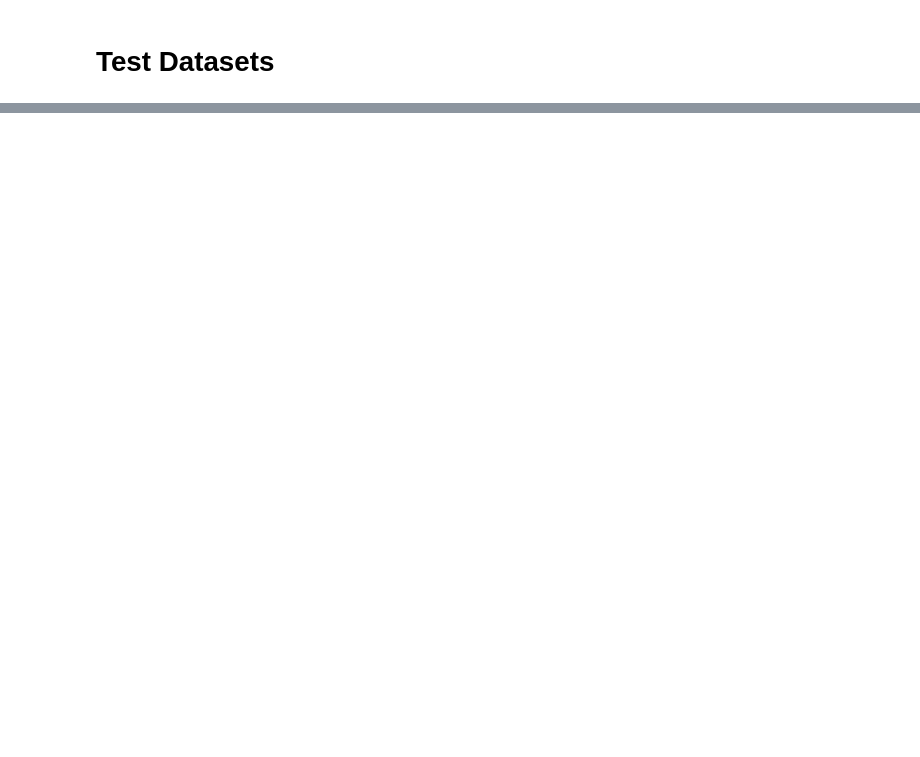
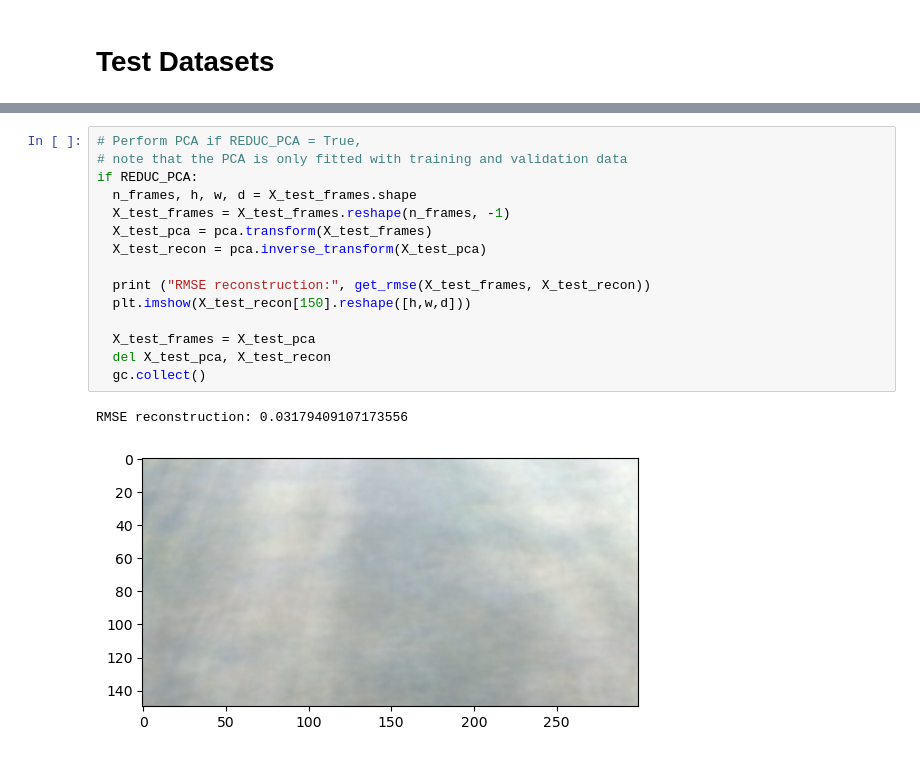
Before and after one commit to mx956/EECE568_ML_PVS_Project, a Jupyter notebook: Road_Surface_Type_Classification/road_classification_Matt.ipynb, the cells around one changed output, grey strips where cells are left out. Drawn from its saved outputs; the diff is of its cells as text; blank space fills up the shorter version.

```diff
--- a/Road_Surface_Type_Classification/road_classification_Matt.ipynb
+++ b/Road_Surface_Type_Classification/road_classification_Matt.ipynb
@@ -823,0 +794,18 @@ shape of 1 batch of test_dataset:  (4, 300, 8)
+# %%
+# Perform PCA if REDUC_PCA = True,
+# note that the PCA is only fitted with training and validation data
+if REDUC_PCA:
+  n_frames, h, w, d = X_test_frames.shape
+  X_test_frames = X_test_frames.reshape(n_frames, -1)
+  X_test_pca = pca.transform(X_test_frames)
+  X_test_recon = pca.inverse_transform(X_test_pca)
+
+  print ("RMSE reconstruction:", get_rmse(X_test_frames, X_test_recon))
+  plt.imshow(X_test_recon[150].reshape([h,w,d]))
+
+  X_test_frames = X_test_pca
+  del X_test_pca, X_test_recon
+  gc.collect()
+# %% [output]
+RMSE reconstruction: 0.03179409107173556
+[figure, added]
```
Also changed, not shown: parts of 15 cells of this notebook.
